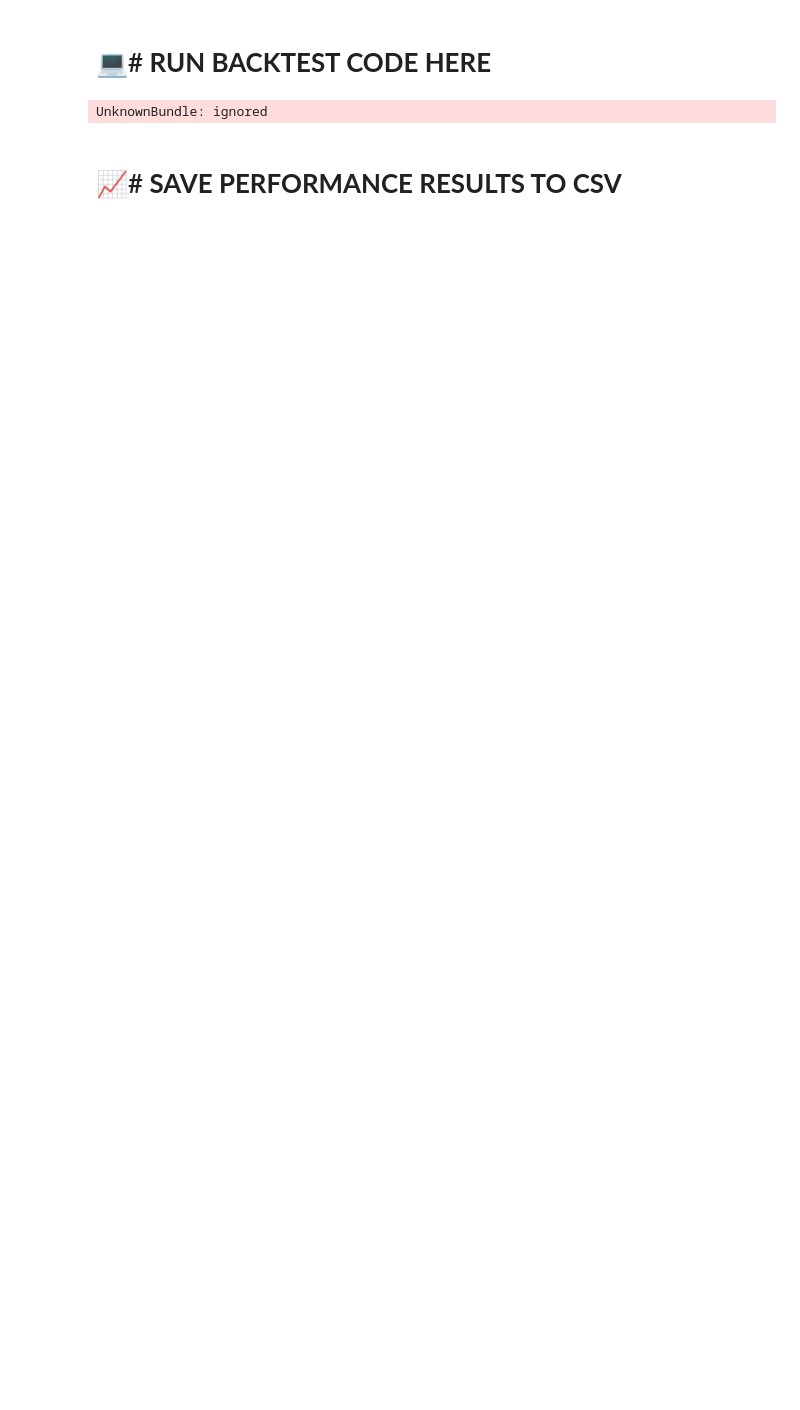
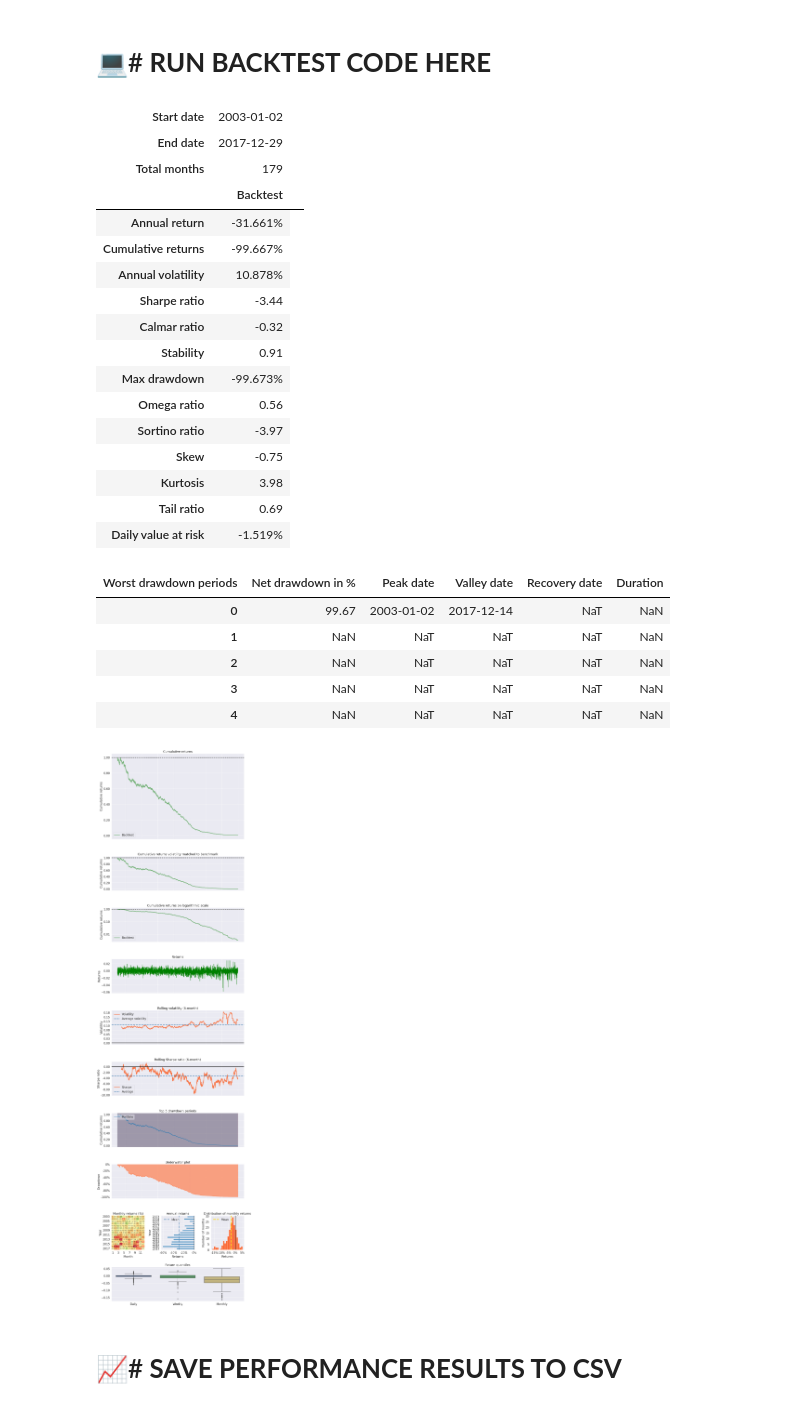
Before and after one commit to francoishcm/BackTesting, a Jupyter notebook: Zipline_Reloaded_BacktestEngine_5.ipynb, the cells around one changed output. Saved outputs shown, nothing was run; the diff lists cells and outputs as text; code cells hidden in the pictures; blank space fills up the shorter version.

```diff
--- a/Zipline_Reloaded_BacktestEngine_5.ipynb
+++ b/Zipline_Reloaded_BacktestEngine_5.ipynb
@@ -360,13 +433,17 @@ def analyze(context, perf):
 
     return
 
-start = datetime(1997, 1, 1, 8, 15, 12, 0, pytz.UTC)
-end = datetime(2018, 12, 31, 8, 15, 12, 0, pytz.UTC)
+
+start_date = pd.Timestamp('1997,1,1', tz='utc')
+end_date = pd.Timestamp('2018-12-31', tz='utc')
+
+
 perf = zipline.run_algorithm(
-    start=start, end=end,
+    start=start_date,
+    end=end_date,
     initialize=initialize,
     analyze=analyze,
     capital_base=intial_portfolio,
     data_frequency = 'daily',
-    bundle= 'random' )
+    bundle= 'random_stock_data' )
 # %% [output]
@@ -408,35 +485,58 @@ def handle_data(context, data):
   the_rest = perf_table[context.stocks_to_hold:]
   # Place target buy orders for top N stocks.
   for stock, perf in buy_list.iteritems():
     stock_weight = 1 / context.stocks_to_hold
     # Place order
     if data.can_trade(stock):
       order_target_percent(stock, stock_weight)
     # Make sure we are flat the rest.
   for stock, perf in the_rest.iteritems():
     # Place order
     if data.can_trade(stock):
       order_target_percent(stock, 0.0)
 def analyze(context, perf):
   # Use PyFolio to generate a performance report
   returns, positions, transactions = pf.utils.extract_rets_pos_txn_from_zipline(perf)
 
   pf.create_returns_tear_sheet(returns, benchmark_rets=None)
 # Set start and end date
 start_date = pd.Timestamp('2003-1-1', tz='utc')
 end_date = pd.Timestamp('2017-12-31', tz='utc')
 # Fire off the backtest
 reresult = run_algorithm(
     start=start_date,
     end=end_date,
     initialize=initialize,
     analyze=analyze,
     handle_data=handle_data,
     capital_base=10000,
     data_frequency = 'daily',
-    bundle= 'random')
+    bundle= 'random_stock_data')
 # %% [output]
-UnknownBundle: ignored
+| Start date | 2003-01-02 |  |
+| End date | 2017-12-29 |  |
+| Total months | 179 |  |
+|  | Backtest |
+| Annual return | -31.661% |
+| Cumulative returns | -99.667% |
+| Annual volatility | 10.878% |
+| Sharpe ratio | -3.44 |
+| Calmar ratio | -0.32 |
+| Stability | 0.91 |
+| Max drawdown | -99.673% |
+| Omega ratio | 0.56 |
+| Sortino ratio | -3.97 |
+| Skew | -0.75 |
+| Kurtosis | 3.98 |
+| Tail ratio | 0.69 |
+| Daily value at risk | -1.519% |
+| Worst drawdown periods | Net drawdown in % | Peak date | Valley date | Recovery date | Duration |
+| 0 | 99.67 | 2003-01-02 | 2017-12-14 | NaT | NaN |
+| 1 | NaN | NaT | NaT | NaT | NaN |
+| 2 | NaN | NaT | NaT | NaT | NaN |
+| 3 | NaN | NaT | NaT | NaT | NaN |
+| 4 | NaN | NaT | NaT | NaT | NaN |
+[figure, added]
 # %% [markdown]
 # 📈# **SAVE PERFORMANCE RESULTS TO CSV**
 # %%
```
Also changed, not shown: parts of 14 cells of this notebook.
